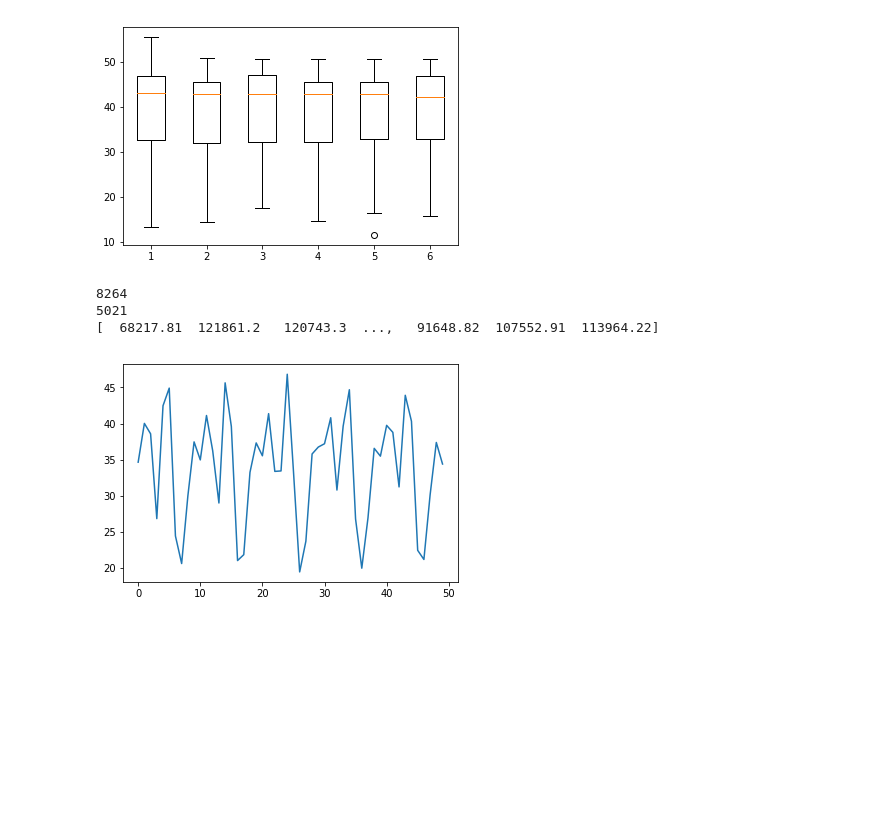
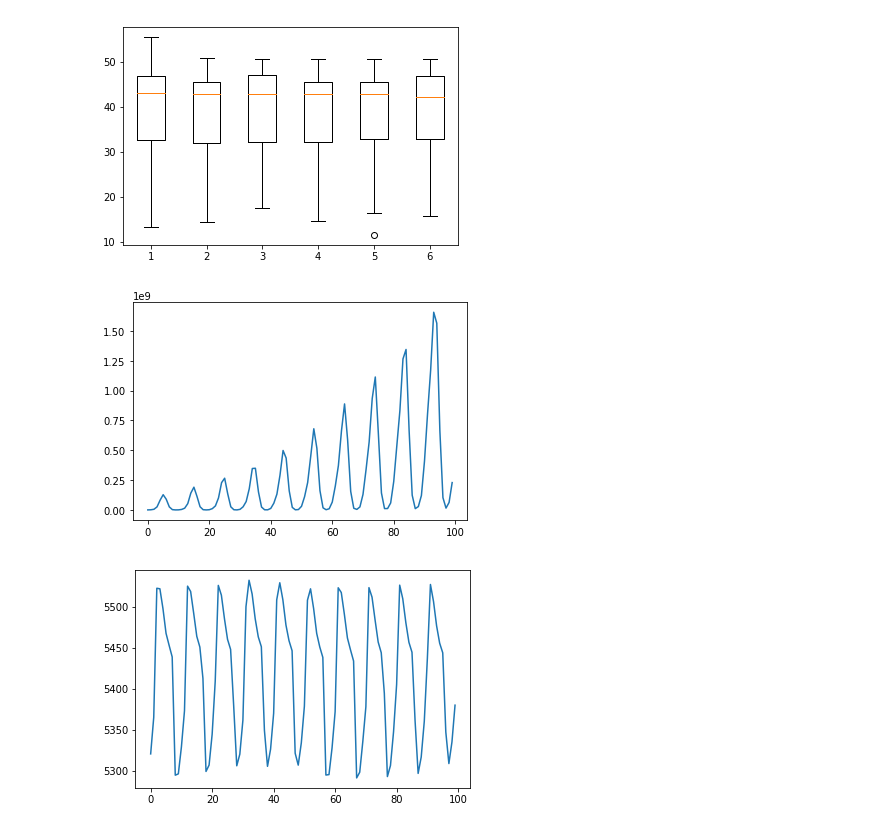
Before and after one commit to ThibaultHuyet/data_parsing, a Jupyter notebook: Notebooks/Untitled.ipynb, the cells around one changed output. Drawn from its saved outputs; the diff is of its cells as text; code cells hidden in the pictures; blank space fills up the shorter version.

```diff
--- a/Notebooks/Untitled.ipynb
+++ b/Notebooks/Untitled.ipynb
@@ -448,14 +448,37 @@ plt.boxplot(data)
 plt.show()
 # %% [output]
 [figure]
-# %%
-cross = np.correlate(main1, main2)
-cross = cross / len(cross)
-
-plt.plot(cross[100:150])
-plt.show()
-# %% [output]
-8264
-5021
-[  68217.81  121861.2   120743.3  ...,   91648.82  107552.91  113964.22]
-[figure, removed]
+# %%
+from scipy import signal
+
+cross = signal.correlate(main1, main2)
+cross = signal.correlate(cross, main3)
+cross = signal.correlate(cross, main4)
+cross = signal.correlate(cross, main5)
+cross = signal.correlate(cross, main6)
+cross = cross/ len(cross)
+
+
+plt.plot(cross[100:200])
+plt.show()
+
+
+# Numpy is the same as scipy however it uses a different default.
+# scipy defaults to mode = full while numpy defaults to valid
+cross = np.correlate(main1, main2)
+cross = cross/ len(cross)
+cross = np.correlate(cross, main3)
+cross = cross/ len(cross)
+cross = np.correlate(cross, main4)
+cross = cross/ len(cross)
+cross = np.correlate(cross, main5)
+cross = cross/ len(cross)
+cross = np.correlate(cross, main6)
+cross = cross/ len(cross)
+
+
+plt.plot(cross[100:200])
+plt.show()
+# %% [output]
+[figure, added]
+[figure, added]
```
